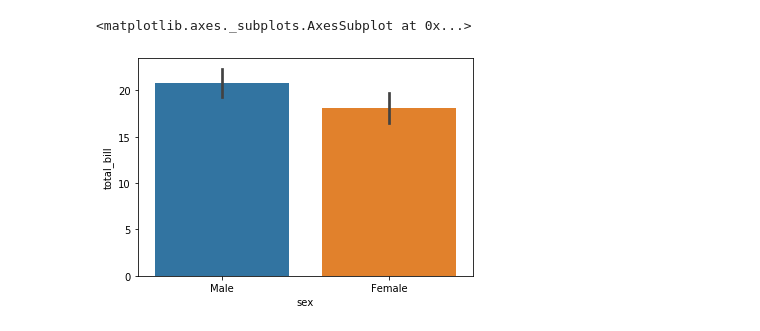
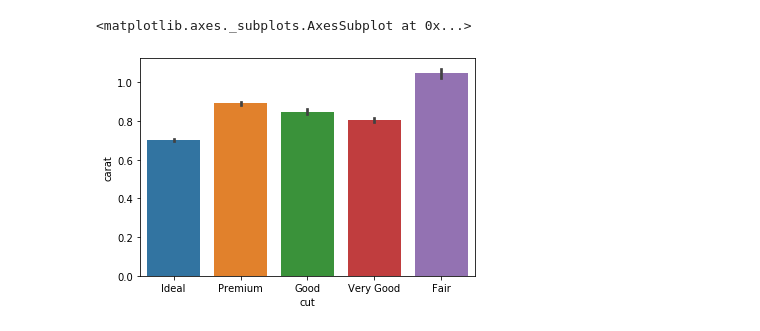
Before and after one commit to Yuri68velvet/Seaborn, a Jupyter notebook: Seaborn 2.ipynb, the cells around one changed output. Saved outputs shown, nothing was run; the diff lists cells and outputs as text; code cells hidden in the pictures.

```diff
--- a/Seaborn 2.ipynb
+++ b/Seaborn 2.ipynb
@@ -2,6 +15,6 @@
 import seaborn as sns
 %matplotlib inline
 # %%
-tips=sns.load_dataset('tips')
+tips=sns.load_dataset('diamonds')
 tips.head()
 # %% [output]
@@ -14,7 +35,7 @@ tips.head()
 # %%
-sns.barplot(x='sex',y='total_bill',data=tips)
+sns.barplot(x='cut',y='carat',data=tips)
 # %% [output]
 <matplotlib.axes._subplots.AxesSubplot at 0x...>
-[figure, old version]
+[figure, new version]
 # %%
 import numpy as np
```
Also changed, not shown: parts of 37 cells of this notebook.
